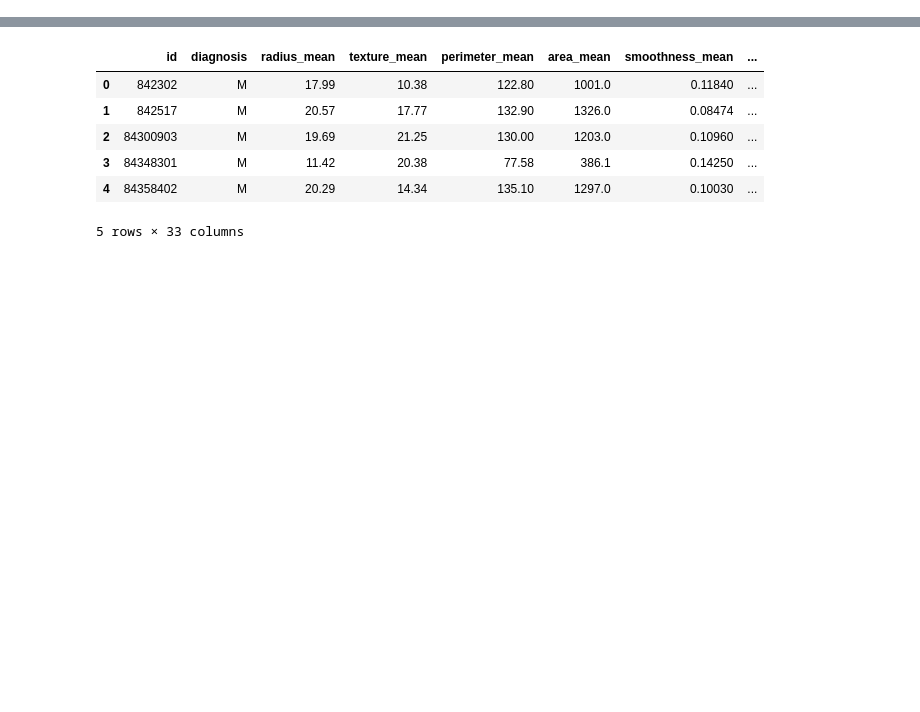
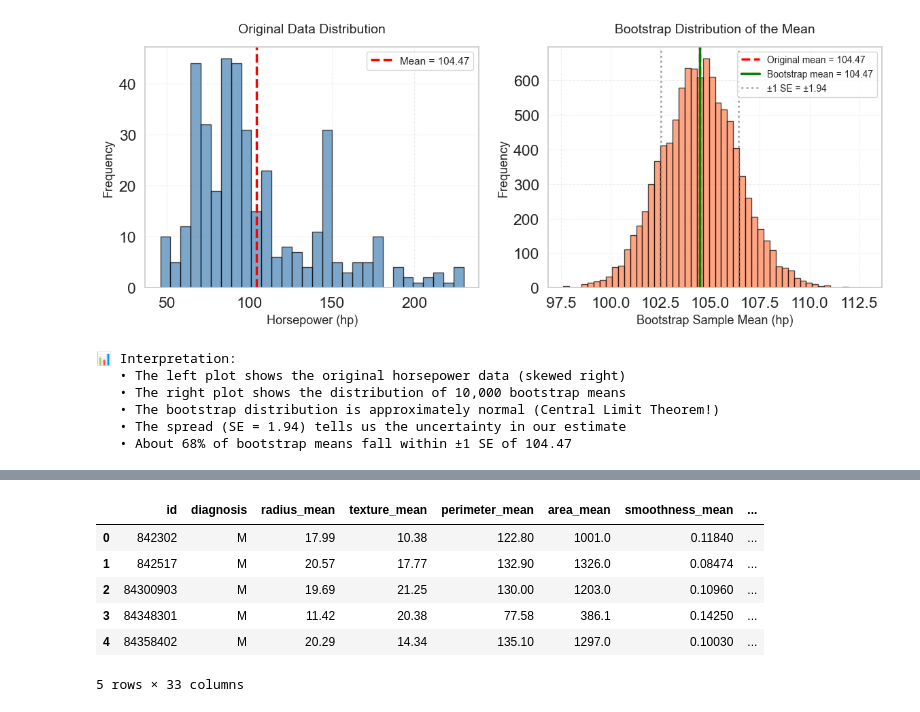
Before and after one commit to changyaochen/MECE4520, a Jupyter notebook: lectures/notebooks/15_bootstrap.ipynb, the cells around one changed output, grey strips where cells are left out. Saved outputs shown, nothing was run; the diff lists cells and outputs as text; code cells hidden in the pictures; blank space fills up the shorter version.

```diff
--- a/lectures/notebooks/15_bootstrap.ipynb
+++ b/lectures/notebooks/15_bootstrap.ipynb
@@ -5,4 +102,5 @@ Bootstrap is a resampling technique used to estimate the distribution of a stati
 # %%
+# Standard imports for data manipulation and visualization
 %matplotlib inline
 import matplotlib.pyplot as plt
 import numpy as np
@@ -15,5 +113,6 @@ from sklearn.linear_model import LogisticRegression
 from tqdm import tqdm
 from urllib.error import URLError
 
-sns.set(font_scale=1.5)
-sns.set_style("whitegrid", {'grid.linestyle':'--'})
+# Configure seaborn for consistent aesthetics across all plots
+sns.set_theme(font_scale=1.5)
+sns.set_style("whitegrid", {"grid.linestyle": "--"})
@@ -20 +217,48 @@ sns.set_style("whitegrid", {'grid.linestyle':'--'})
+# %%
+# Visualize the bootstrap distribution
+plt.figure(figsize=(12, 5))
+
+# Left plot: Histogram of the original data
+plt.subplot(1, 2, 1)
+plt.hist(horsepower, bins=30, alpha=0.7, color="steelblue", edgecolor="black")
+plt.axvline(observed_mean, color="red", linestyle="--", linewidth=2.5, label=f"Mean = {observed_mean:.2f}")
+plt.xlabel("Horsepower (hp)", fontsize=13)
+plt.ylabel("Frequency", fontsize=13)
+plt.title("Original Data Distribution", fontsize=14, pad=15)
+plt.legend(fontsize=11)
+plt.grid(True, alpha=0.3, linestyle="--", linewidth=0.8)
+
+# Right plot: Histogram of bootstrap means
+plt.subplot(1, 2, 2)
+plt.hist(bootstrap_means, bins=50, alpha=0.7, color="coral", edgecolor="black")
+plt.axvline(observed_mean, color="red", linestyle="--", linewidth=2.5, label=f"Original mean = {observed_mean:.2f}")
+plt.axvline(np.mean(bootstrap_means), color="green", linestyle="-", linewidth=2.5, label=f"Bootstrap mean = {np.mean(bootstrap_means):.2f}")
+
+# Add vertical lines for ±1 SE to show the spread
+plt.axvline(observed_mean - bootstrap_se, color="gray", linestyle=":", linewidth=2, alpha=0.7)
+plt.axvline(observed_mean + bootstrap_se, color="gray", linestyle=":", linewidth=2, alpha=0.7, label=f"±1 SE = ±{bootstrap_se:.2f}")
+
+plt.xlabel("Bootstrap Sample Mean (hp)", fontsize=13)
+plt.ylabel("Frequency", fontsize=13)
+plt.title("Bootstrap Distribution of the Mean", fontsize=14, pad=15)
+plt.legend(fontsize=10)
+plt.grid(True, alpha=0.3, linestyle="--", linewidth=0.8)
+
+plt.tight_layout()
+plt.show()
+
+print(f"\n📊 Interpretation:")
+print(f"   • The left plot shows the original horsepower data (skewed right)")
+print(f"   • The right plot shows the distribution of {B:,} bootstrap means")
+print(f"   • The bootstrap distribution is approximately normal (Central Limit Theorem!)")
+print(f"   • The spread (SE = {bootstrap_se:.2f}) tells us the uncertainty in our estimate")
+print(f"   • About 68% of bootstrap means fall within ±1 SE of {observed_mean:.2f}")
+# %% [output]
+[figure, added]
+📊 Interpretation:
+   • The left plot shows the original horsepower data (skewed right)
+   • The right plot shows the distribution of 10,000 bootstrap means
+   • The bootstrap distribution is approximately normal (Central Limit Theorem!)
+   • The spread (SE = 1.94) tells us the uncertainty in our estimate
+   • About 68% of bootstrap means fall within ±1 SE of 104.47
 # %% [markdown]
```
Also changed, not shown: parts of 10 cells of this notebook.
